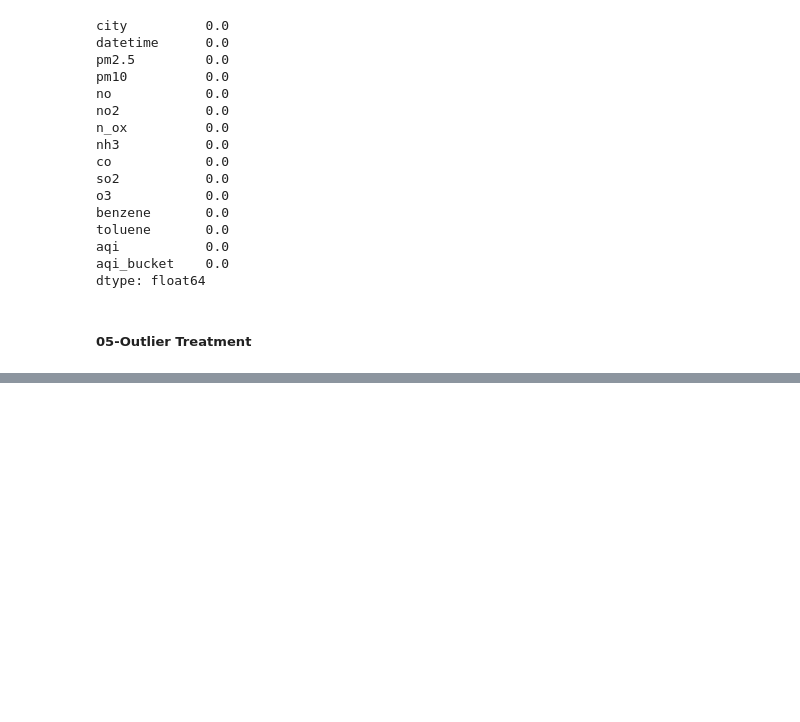
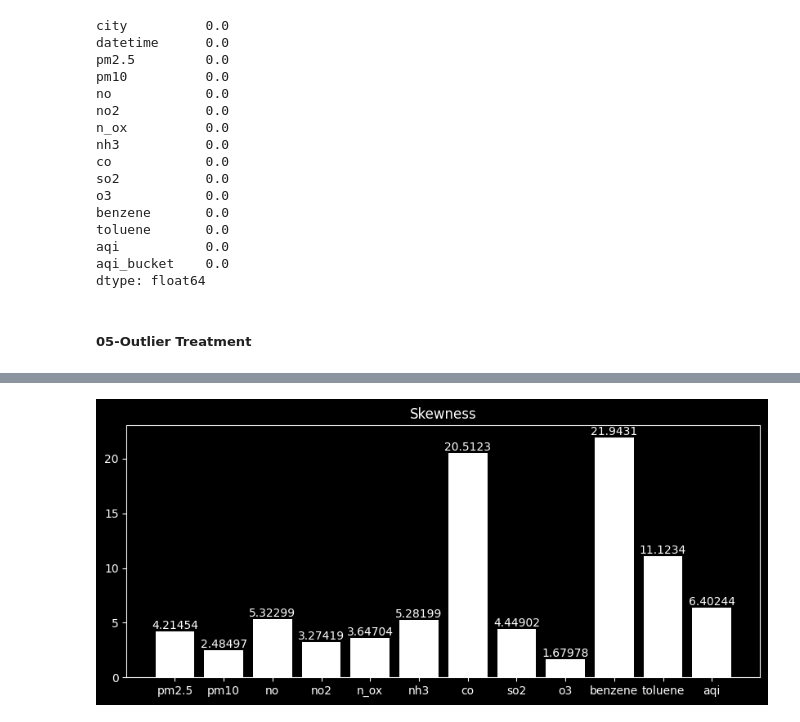
Before and after one commit to adnaaaen/air-quality-index-analysis, a Jupyter notebook: notebooks/01_data_cleaning.ipynb, the cells around one changed output, grey strips where cells are left out. Drawn from its saved outputs; the diff is of its cells as text; code cells hidden in the pictures; blank space fills up the shorter version.

Commit message:
added missing values handling

```diff
--- a/notebooks/01_data_cleaning.ipynb
+++ b/notebooks/01_data_cleaning.ipynb
@@ -227,5 +224,8 @@ dtype: float64
 > it just 5%, so we can drop those samples
 """
 df = df.loc[df["aqi"].dropna().index]
+# %%
+numeric_cols = df.select_dtypes(np.number).columns
+categorical_cols = df.select_dtypes("object").columns
 # %% [markdown]
 **Skewness of numerical columns**
@@ -256,3 +232,8 @@ pd.DataFrame(skewness).T
+# %%
+"""
+> calculate skewness of columns by dictionary comprehension
+"""
+skewness = {col : round(df[col].skew(),5) for col in numeric_cols}
 # %% [markdown]
 **Median imputer**
 # %%
@@ -296,0 +271,11 @@ df.head()
+# %%
+plt.figure(figsize=(10,4))
+
+fig = plt.bar(x=skewness.keys(), height=skewness.values(), color="white")
+plt.title("Skewness")
+plt.bar_label(fig)
+plt.show()
+
+# as we can see, each column follow positve skewness
+# %% [output]
+[figure, added]
```
Also changed, not shown: parts of 9 cells of this notebook.
